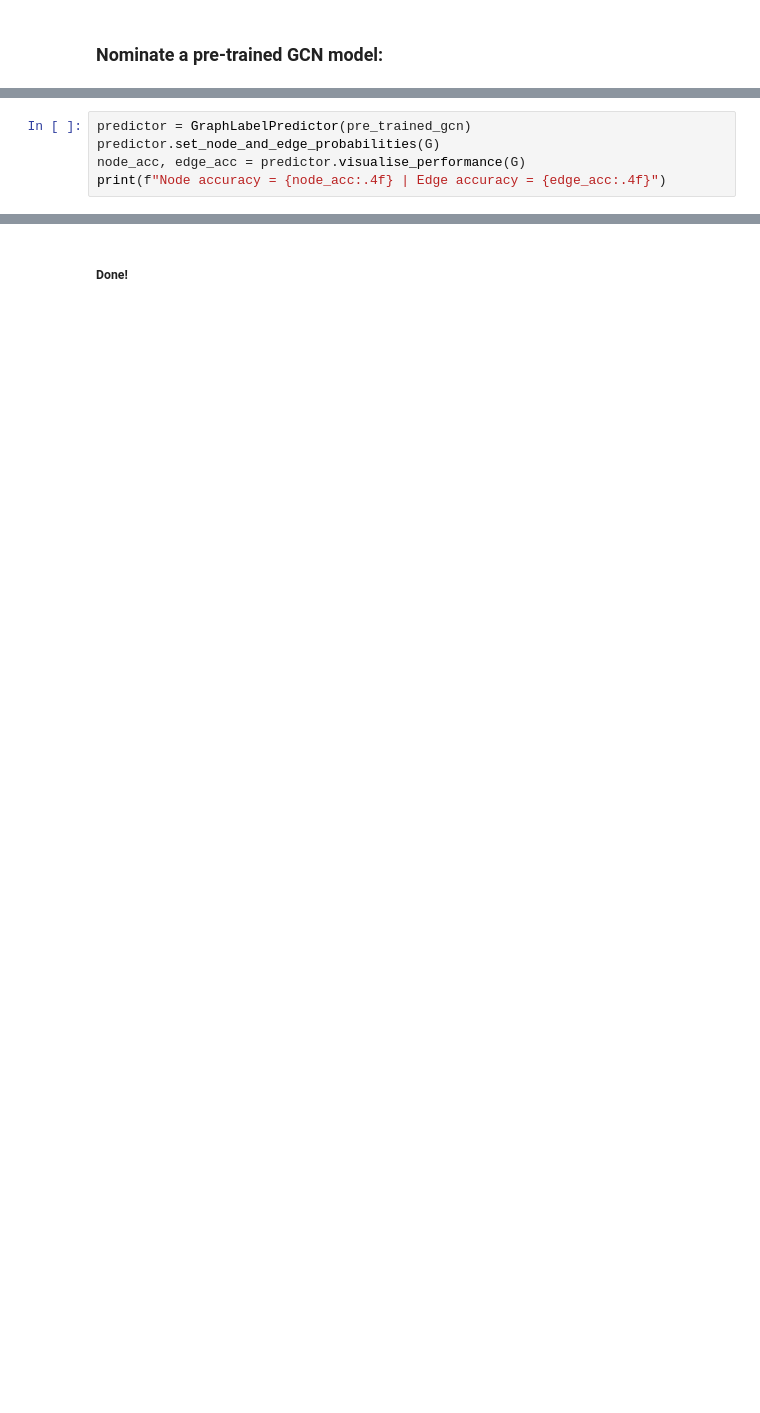
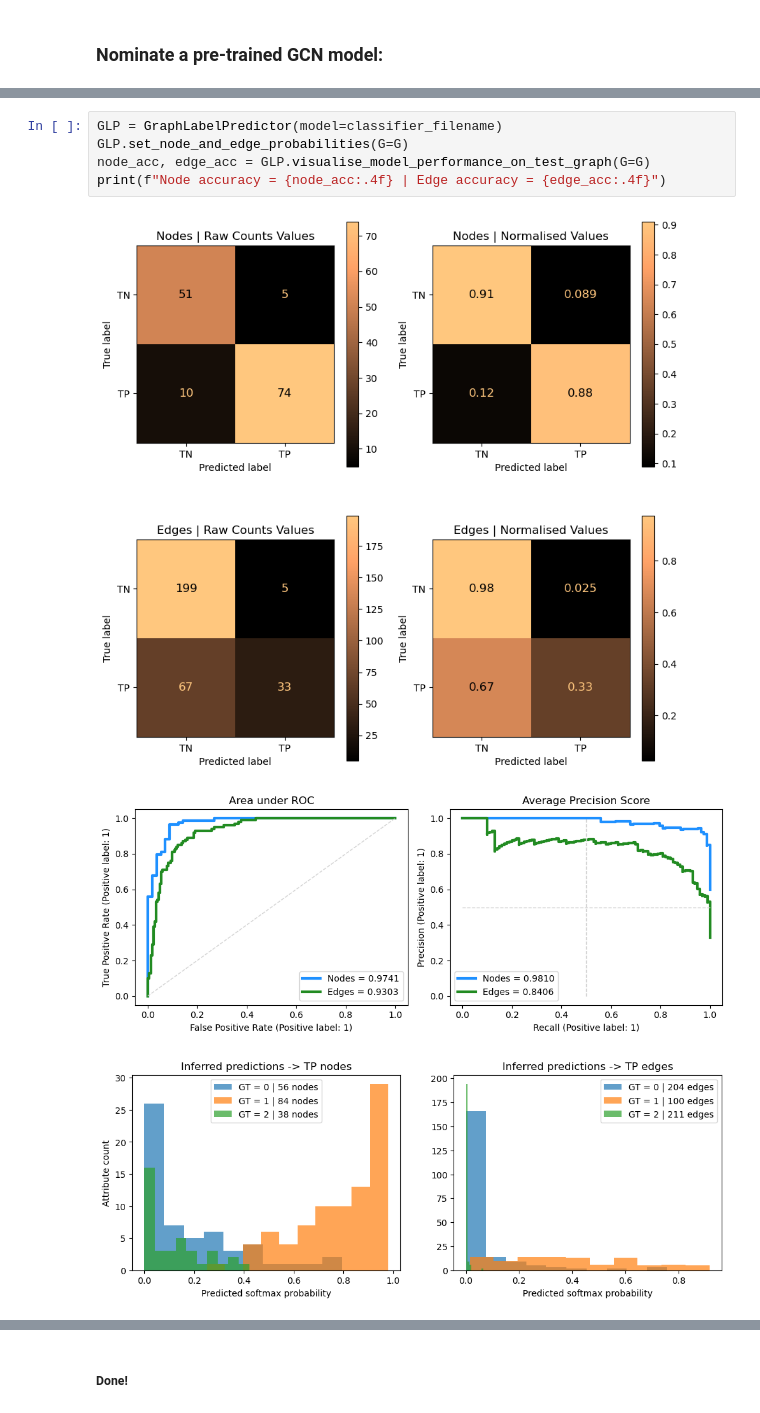
Before and after one commit to alan-turing-institute/grace, a Jupyter notebook: notebooks/infer_predictions.ipynb, the cells around one changed output, grey strips where cells are left out. Saved outputs shown, nothing was run; the diff lists cells and outputs as text; blank space fills up the shorter version.

```diff
--- a/notebooks/infer_predictions.ipynb
+++ b/notebooks/infer_predictions.ipynb
@@ -62,5 +98,9 @@ pre_trained_gcn.eval()
 # %%
-predictor = GraphLabelPredictor(pre_trained_gcn)
-predictor.set_node_and_edge_probabilities(G)
-node_acc, edge_acc = predictor.visualise_performance(G)
+GLP = GraphLabelPredictor(model=classifier_filename)
+GLP.set_node_and_edge_probabilities(G=G)
+node_acc, edge_acc = GLP.visualise_model_performance_on_test_graph(G=G)
 print(f"Node accuracy = {node_acc:.4f} | Edge accuracy = {edge_acc:.4f}")
+# %% [output]
+[figure, added]
+[figure, added]
+[figure, added]
```
Also changed, not shown: parts of 13 cells of this notebook, 3 other files.
